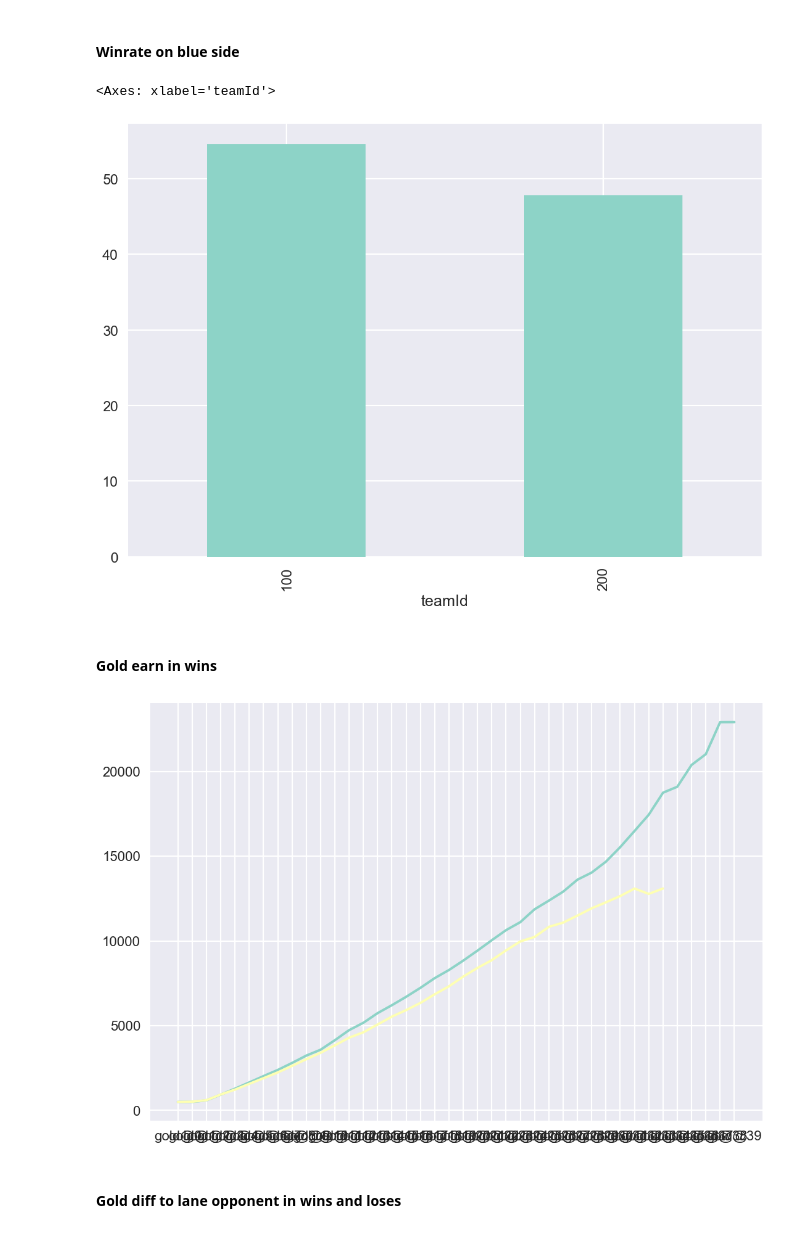
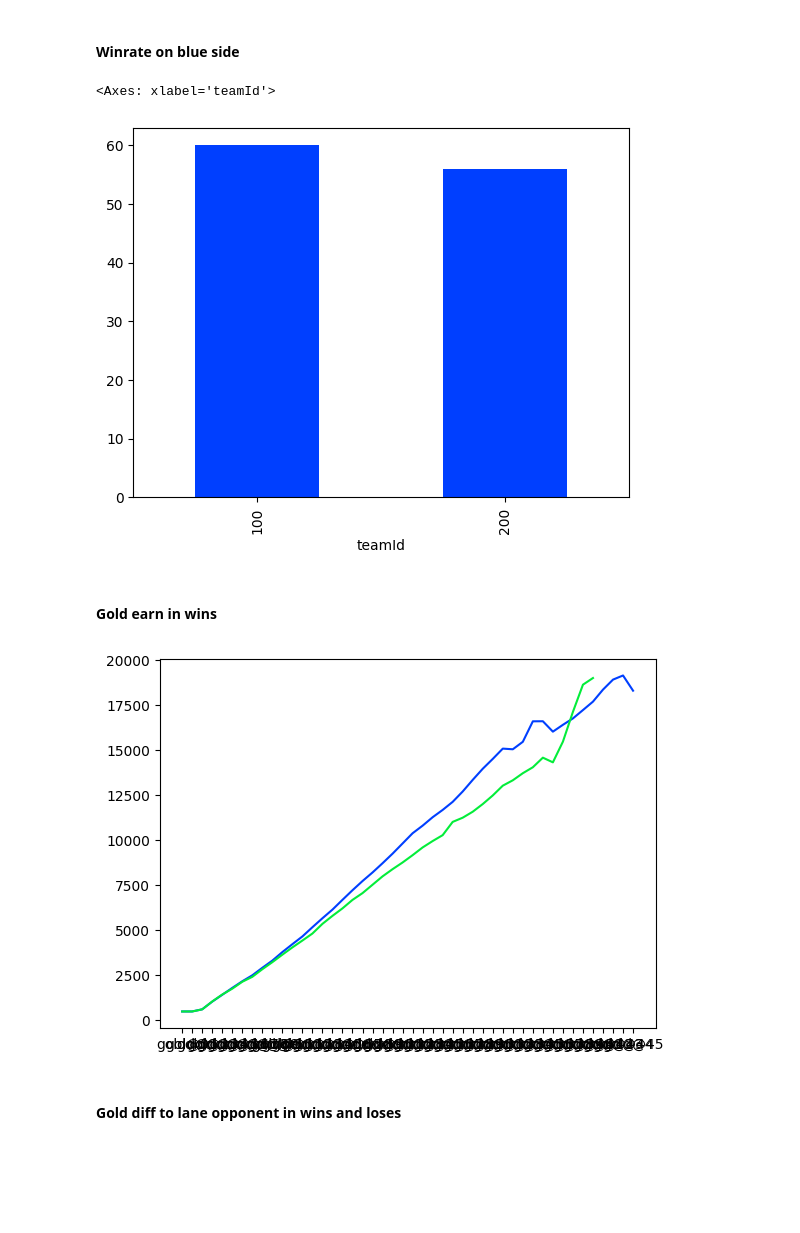
Before and after one commit to AaronBittel/LoLTracker, a Jupyter notebook: apps/backend/src/main/analysis.ipynb, the cells around one changed output. Drawn from its saved outputs; the diff is of its cells as text; code cells hidden in the pictures; blank space fills up the shorter version.

```diff
--- a/apps/backend/src/main/analysis.ipynb
+++ b/apps/backend/src/main/analysis.ipynb
@@ -1,11 +1,13 @@
 # %%
 import pandas as pd
 import matplotlib.pyplot as plt
+
+plt.style.use("seaborn-v0_8-bright")
 # %%
 pd.set_option('display.max_columns', None)
 pd.set_option('display.max_rows', None)
 
-df = pd.read_parquet(r"../../../data/test_data.parquet")
+df = pd.read_parquet(r"../../../data/agurin.parquet")
 # %%
 df.shape
 # %% [output]
@@ -163,7 +233,7 @@ Name: count, dtype: int64
 (df.groupby("teamId")["win"].value_counts(normalize=True)[:, True] * 100).plot(kind="bar")
 # %% [output]
 <Axes: xlabel='teamId'>
-[figure, old version]
+[figure, new version]
 # %% [markdown]
 #### Gold earn in wins
 # %%
@@ -171,22 +241,22 @@ import matplotlib.pyplot as plt
 # %%
 filt = df["win"]
 df_wins  = df.loc[filt]
 
 # Calculate the mean for the "gold" columns in the wins DataFrame
 mean_gold_wins = df_wins.filter(like='gold@').mean(axis=0)
 
 plt.plot(mean_gold_wins)
 
-df_wins  = df.loc[~filt]
+df_loses  = df.loc[~filt]
 
 # Calculate the mean for the "gold" columns in the wins DataFrame
-mean_gold_wins = df_wins.filter(like='gold@').mean(axis=0)
+mean_gold_wins = df_loses.filter(like='gold@').mean(axis=0)
 
 plt.plot(mean_gold_wins)
 
 plt.show()
 # %% [output]
-[figure, old version]
+[figure, new version]
 # %% [markdown]
 #### Gold diff to lane opponent in wins and loses
 # %%
```
Also changed, not shown: parts of 43 cells of this notebook, 5 other files.
